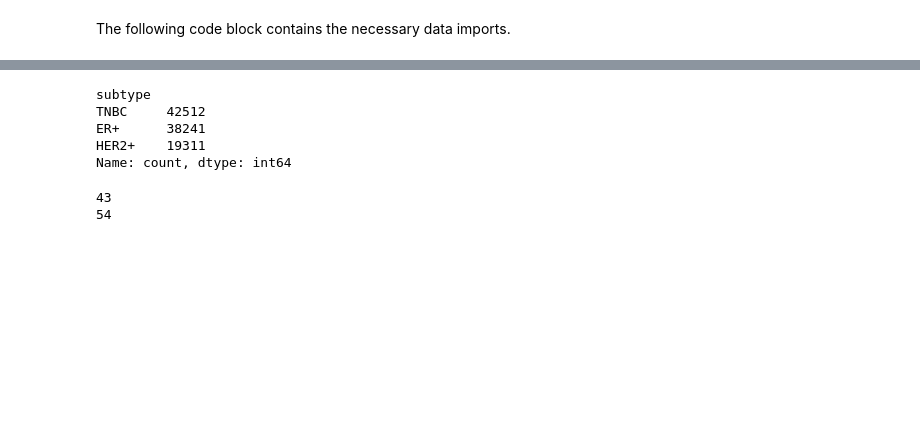
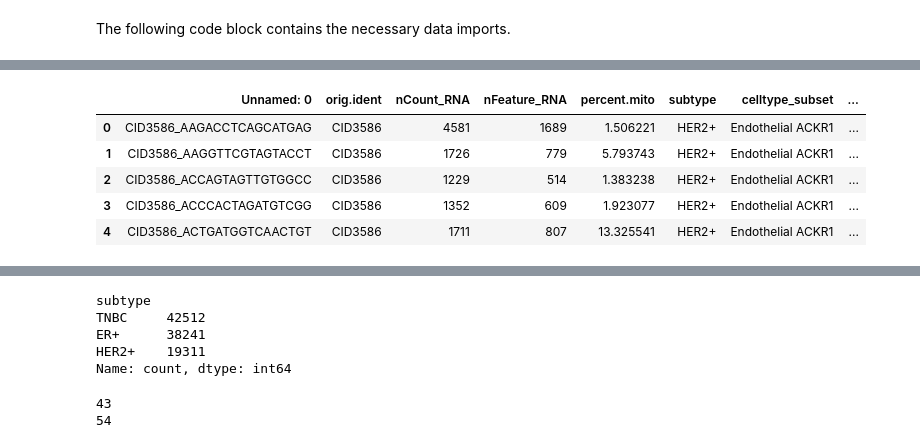
Before and after one commit to oliverraj/interpretable-machine-learning-oncology, a Jupyter notebook: notebooks/GSE176078.ipynb, the cells around one changed output, grey strips where cells are left out. Saved outputs shown, nothing was run; the diff lists cells and outputs as text; code cells hidden in the pictures; blank space fills up the shorter version.

```diff
--- a/notebooks/GSE176078.ipynb
+++ b/notebooks/GSE176078.ipynb
@@ -169,0 +66,11 @@ Name: count, dtype: int64
+# %%
+# Load metadata
+metadata = pd.read_csv(f"""{assets}GSE176078/metadata.csv""")
+metadata.head()
+# %% [output]
+|  | Unnamed: 0 | orig.ident | nCount_RNA | nFeature_RNA | percent.mito | subtype | celltype_subset | ... |
+| 0 | CID3586_AAGACCTCAGCATGAG | CID3586 | 4581 | 1689 | 1.506221 | HER2+ | Endothelial ACKR1 | ... |
+| 1 | CID3586_AAGGTTCGTAGTACCT | CID3586 | 1726 | 779 | 5.793743 | HER2+ | Endothelial ACKR1 | ... |
+| 2 | CID3586_ACCAGTAGTTGTGGCC | CID3586 | 1229 | 514 | 1.383238 | HER2+ | Endothelial ACKR1 | ... |
+| 3 | CID3586_ACCCACTAGATGTCGG | CID3586 | 1352 | 609 | 1.923077 | HER2+ | Endothelial ACKR1 | ... |
+| 4 | CID3586_ACTGATGGTCAACTGT | CID3586 | 1711 | 807 | 13.325541 | HER2+ | Endothelial ACKR1 | ... |
```
Also changed, not shown: parts of 35 cells of this notebook.
